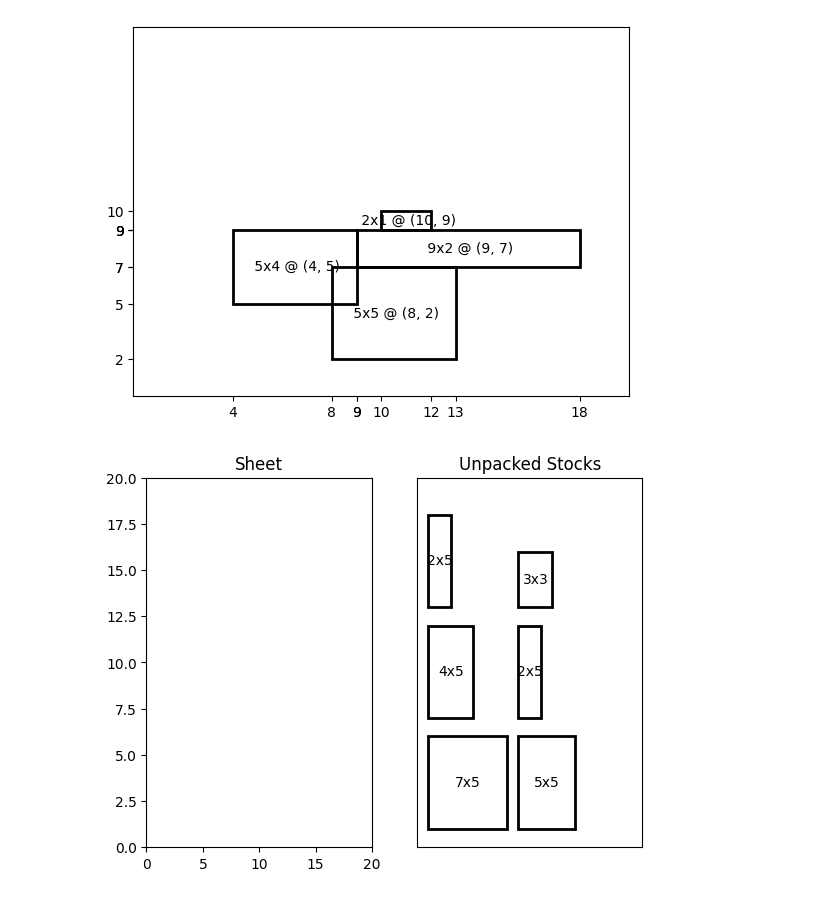
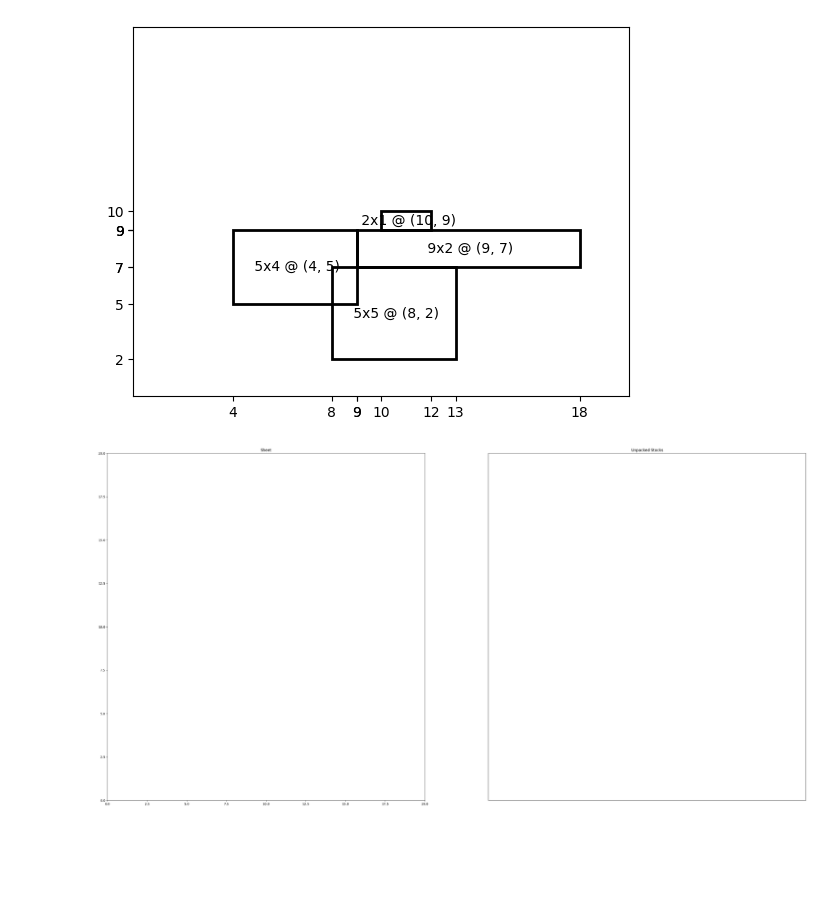
Before and after one commit to parsakzr/cutting-stock-problem, a Jupyter notebook: notebook.ipynb, the cells around one changed output. Drawn from its saved outputs; the diff is of its cells as text; code cells hidden in the pictures; blank space fills up the shorter version.

```diff
--- a/notebook.ipynb
+++ b/notebook.ipynb
@@ -43,19 +43,21 @@ Stock: 5x5 @ (8, 2)
 # %%
 from visualization import VisualSheet
 from stock import Stock, Sheet
 
 stocks = [
-    Stock(2, 5),
-    Stock(2, 5),
-    Stock(4, 5),
+    Stock(5, 2),
+    Stock(3, 5),
+    Stock(4, 3),
     Stock(3, 3),
+    Stock(8, 5),
     Stock(5, 5),
-    Stock(7, 5),
+    Stock(3, 3),
+    Stock(3, 6),
 ]
 
 sheet = Sheet(20, 20, stocks=stocks)
 
 visual_sheet = VisualSheet(sheet)
-visual_sheet.draw(unpacked=True)
+# visual_sheet.draw(unpacked=True)
 # %% [output]
-[figure, old version]
+[figure, new version]
```
Also changed, not shown: parts of 4 cells of this notebook, 1 other file.
